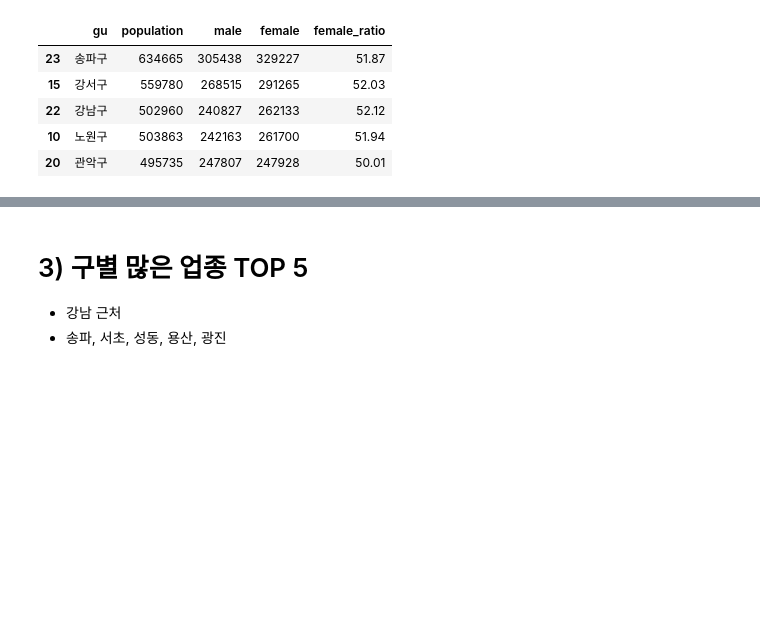
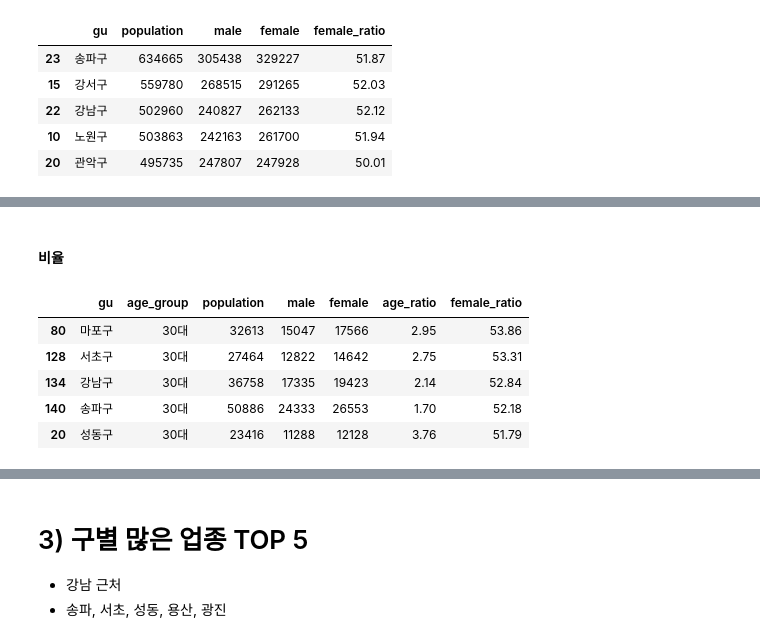
Before and after one commit to sangchun1/sales_project, a Jupyter notebook: data_analysis/seoul_delievery_analysis.ipynb, the cells around one changed output, grey strips where cells are left out. Cells and saved outputs as stored; diff of their text form; code cells hidden in the pictures; blank space fills up the shorter version.

```diff
--- a/data_analysis/seoul_delievery_analysis.ipynb
+++ b/data_analysis/seoul_delievery_analysis.ipynb
@@ -262,0 +308,17 @@ dfi.export(df_female_num, "./plot/df_female_num.png")
+# %%
+# 30대 데이터만 가져오기
+df_as30 = df_as[df_as.age_group == '30대']
+# %% [markdown]
+#### 비율
+# %%
+# 비율
+df_as30_ratio = df_as30.sort_values(by=['female_ratio'], ascending=False)
+df_as30_ratio = df_as30_ratio.head(5)
+df_as30_ratio
+# %% [output]
+|  | gu | age_group | population | male | female | age_ratio | female_ratio |
+| 80 | 마포구 | 30대 | 32613 | 15047 | 17566 | 2.95 | 53.86 |
+| 128 | 서초구 | 30대 | 27464 | 12822 | 14642 | 2.75 | 53.31 |
+| 134 | 강남구 | 30대 | 36758 | 17335 | 19423 | 2.14 | 52.84 |
+| 140 | 송파구 | 30대 | 50886 | 24333 | 26553 | 1.70 | 52.18 |
+| 20 | 성동구 | 30대 | 23416 | 11288 | 12128 | 3.76 | 51.79 |
```
Also changed, not shown: parts of 24 cells of this notebook, 4 other files.
